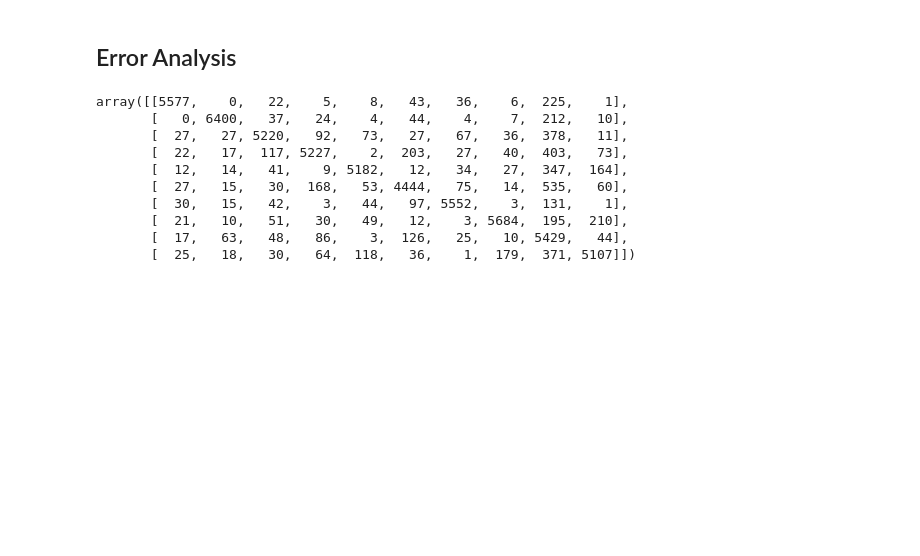
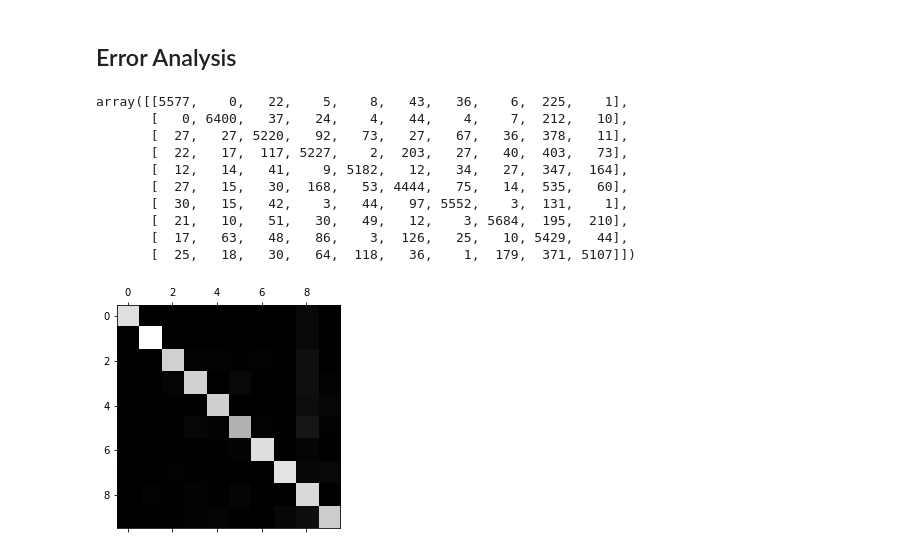
Before and after one commit to antounes/ml, a Jupyter notebook: ch03/classification.ipynb, the cells around one changed output. Cells and saved outputs as stored; diff of their text form; code cells hidden in the pictures; blank space fills up the shorter version.

```diff
--- a/ch03/classification.ipynb
+++ b/ch03/classification.ipynb
@@ -384,3 +384,8 @@ array([[5577,    0,   22,    5,    8,   43,   36,    6,  225,    1],
        [  21,   10,   51,   30,   49,   12,    3, 5684,  195,  210],
        [  17,   63,   48,   86,    3,  126,   25,   10, 5429,   44],
        [  25,   18,   30,   64,  118,   36,    1,  179,  371, 5107]])
+# %%
+plt.matshow(conf_mx, cmap=plt.cm.gray)
+plt.show()
+# %% [output]
+[figure, added]
```
Also changed, not shown: parts of 2 cells of this notebook.
